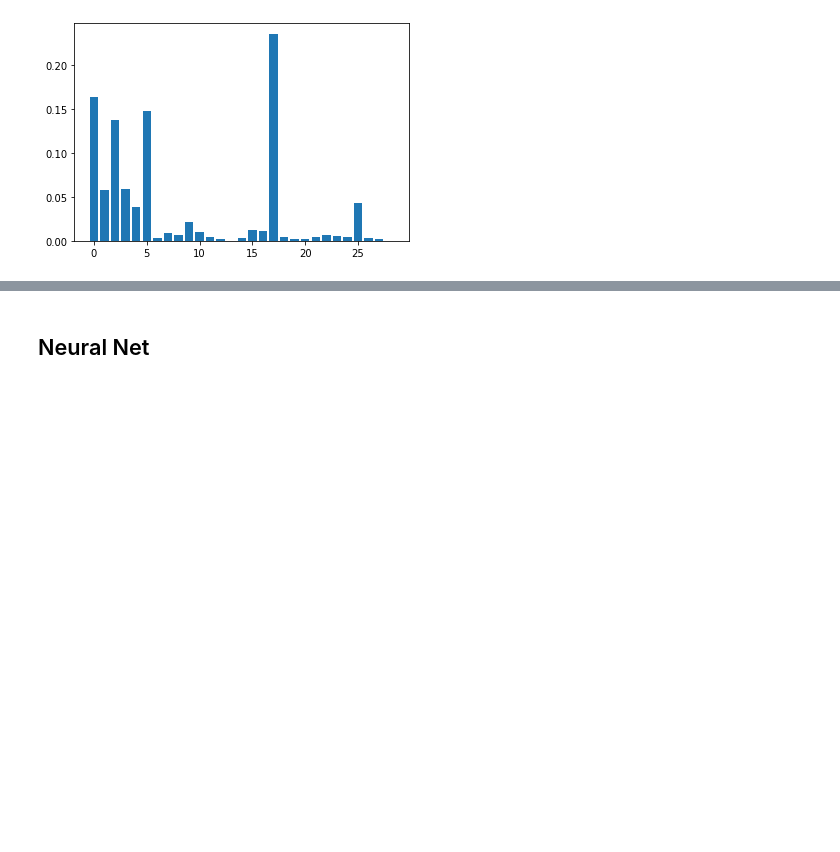
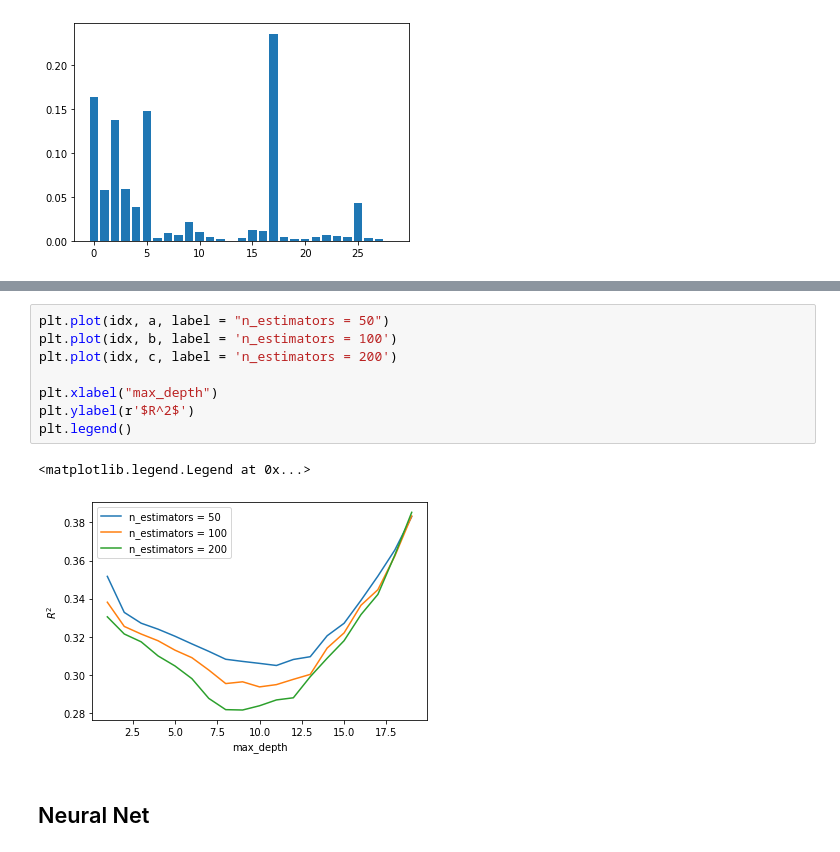
Before and after one commit to panbinwot/Thesis, a Jupyter notebook: Thesis_BinPan.ipynb, the cells around one changed output, grey strips where cells are left out. Cells and saved outputs as stored; diff of their text form; blank space fills up the shorter version.

```diff
--- a/Thesis_BinPan.ipynb
+++ b/Thesis_BinPan.ipynb
@@ -229,3 +291,14 @@ plt.show()
+# %%
+plt.plot(idx, a, label = "n_estimators = 50")
+plt.plot(idx, b, label = 'n_estimators = 100')
+plt.plot(idx, c, label = 'n_estimators = 200')
+
+plt.xlabel("max_depth")
+plt.ylabel(r'$R^2$')
+plt.legend()
+# %% [output]
+<matplotlib.legend.Legend at 0x...>
+[figure, added]
 # %% [markdown]
 ## Neural Net
 # %%
```
Also changed, not shown: parts of 12 cells of this notebook, 9 other files.
